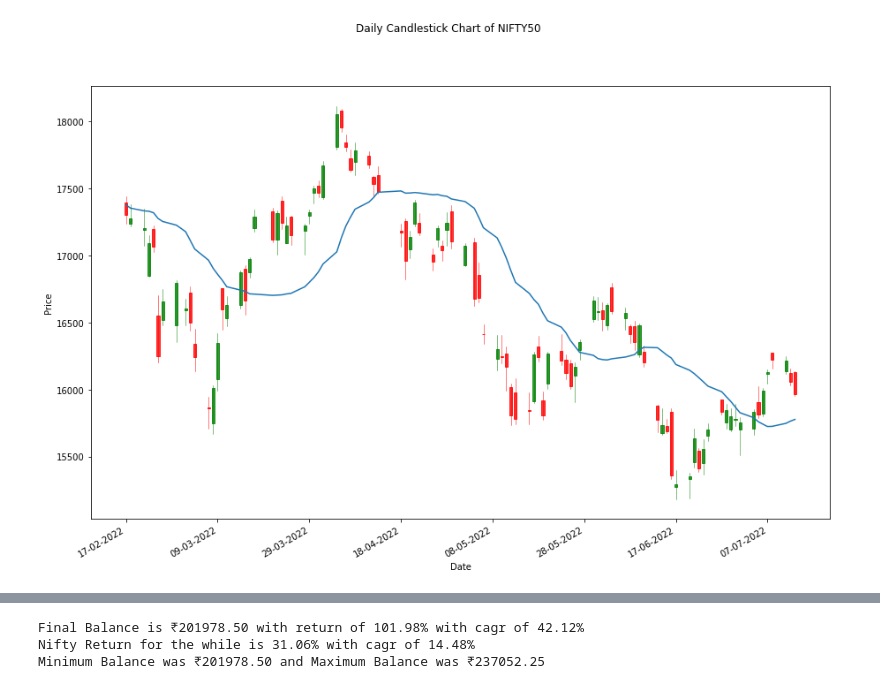
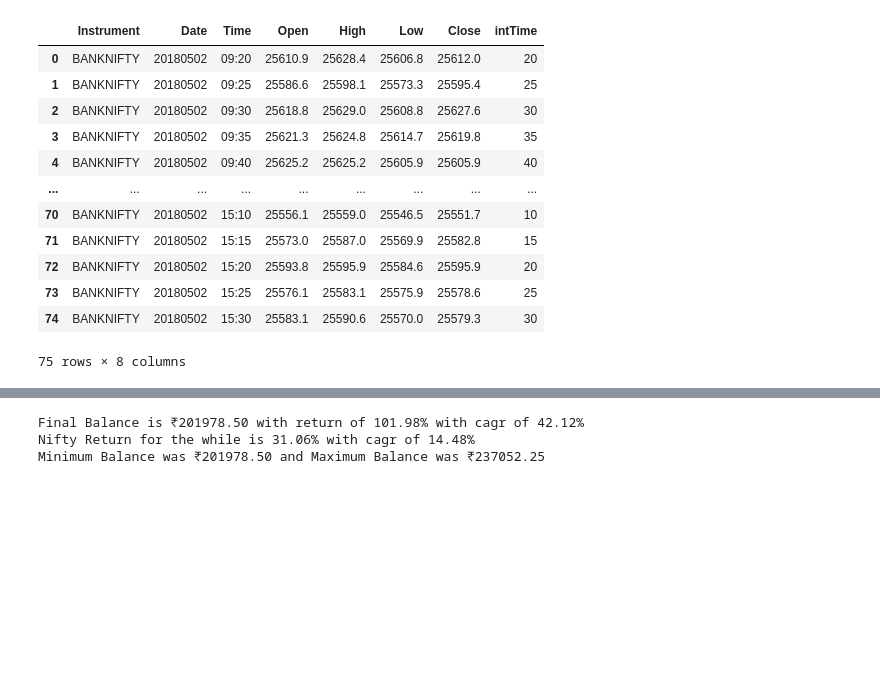
Before and after one commit to ProtoRao/trading, a Jupyter notebook: test code.ipynb, the cells around one changed output, grey strips where cells are left out. Drawn from its saved outputs; the diff is of its cells as text; code cells hidden in the pictures; blank space fills up the shorter version.

```diff
--- a/test code.ipynb
+++ b/test code.ipynb
@@ -29,0 +67,16 @@ nifty.tail()
+# %%
+bniftyu[(bniftyu['Date']==20180502)] #& (bnifty['Time']=='09:20')]
+# %% [output]
+|  | Instrument | Date | Time | Open | High | Low | Close | intTime |
+| 0 | BANKNIFTY | 20180502 | 09:20 | 25610.9 | 25628.4 | 25606.8 | 25612.0 | 20 |
+| 1 | BANKNIFTY | 20180502 | 09:25 | 25586.6 | 25598.1 | 25573.3 | 25595.4 | 25 |
+| 2 | BANKNIFTY | 20180502 | 09:30 | 25618.8 | 25629.0 | 25608.8 | 25627.6 | 30 |
+| 3 | BANKNIFTY | 20180502 | 09:35 | 25621.3 | 25624.8 | 25614.7 | 25619.8 | 35 |
+| 4 | BANKNIFTY | 20180502 | 09:40 | 25625.2 | 25625.2 | 25605.9 | 25605.9 | 40 |
+| ... | ... | ... | ... | ... | ... | ... | ... | ... |
+| 70 | BANKNIFTY | 20180502 | 15:10 | 25556.1 | 25559.0 | 25546.5 | 25551.7 | 10 |
+| 71 | BANKNIFTY | 20180502 | 15:15 | 25573.0 | 25587.0 | 25569.9 | 25582.8 | 15 |
+| 72 | BANKNIFTY | 20180502 | 15:20 | 25593.8 | 25595.9 | 25584.6 | 25595.9 | 20 |
+| 73 | BANKNIFTY | 20180502 | 15:25 | 25576.1 | 25583.1 | 25575.9 | 25578.6 | 25 |
+| 74 | BANKNIFTY | 20180502 | 15:30 | 25583.1 | 25590.6 | 25570.0 | 25579.3 | 30 |
+75 rows × 8 columns
@@ -31,18 +91,12 @@ nifty.tail()
 # Creating Subplots
 fig, ax = plt.subplots(figsize=(15,10))
 
-candlestick_ohlc(ax, nifty[:100].values, width=0.6, colorup='green', colordown='red', alpha=0.8)
-plt.plot(nifty[:100]['Date'],(nifty['Close'][::-1].rolling(20).mean())[-100:][::-1])
+candlestick_ohlc(ax, sbnifty[:100].values, width=0.6, colorup='green', colordown='red', alpha=0.8)
+#plt.plot(bnifty[:100]['Date'],(bnifty['Close'][::-1].rolling(20).mean())[-100:][::-1])
 # Setting labels & titles
 ax.set_xlabel('Date')
 ax.set_ylabel('Price')
-fig.suptitle('Daily Candlestick Chart of NIFTY50')
+fig.suptitle('Daily Candlestick Chart of bnifty50')
 
 # Formatting Date
-date_format = mpl_dates.DateFormatter('%d-%m-%Y')
-ax.xaxis.set_major_formatter(date_format)
-fig.autofmt_xdate()
-
 #fig.tight_layout()
-# %% [output]
-[figure, removed]
```
Also changed, not shown: parts of 24 cells of this notebook.
